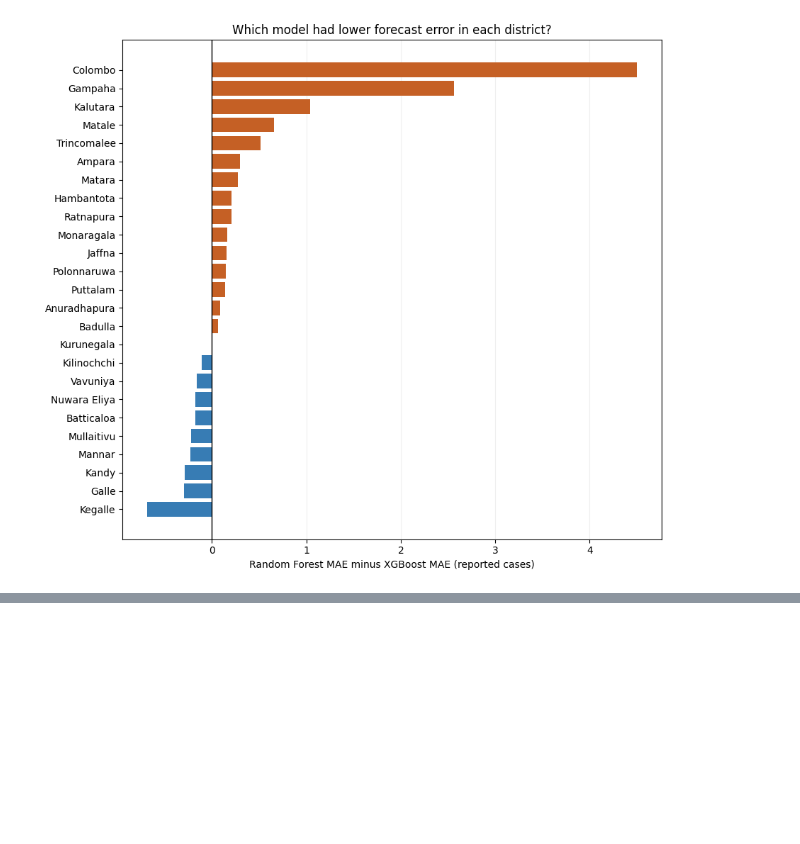
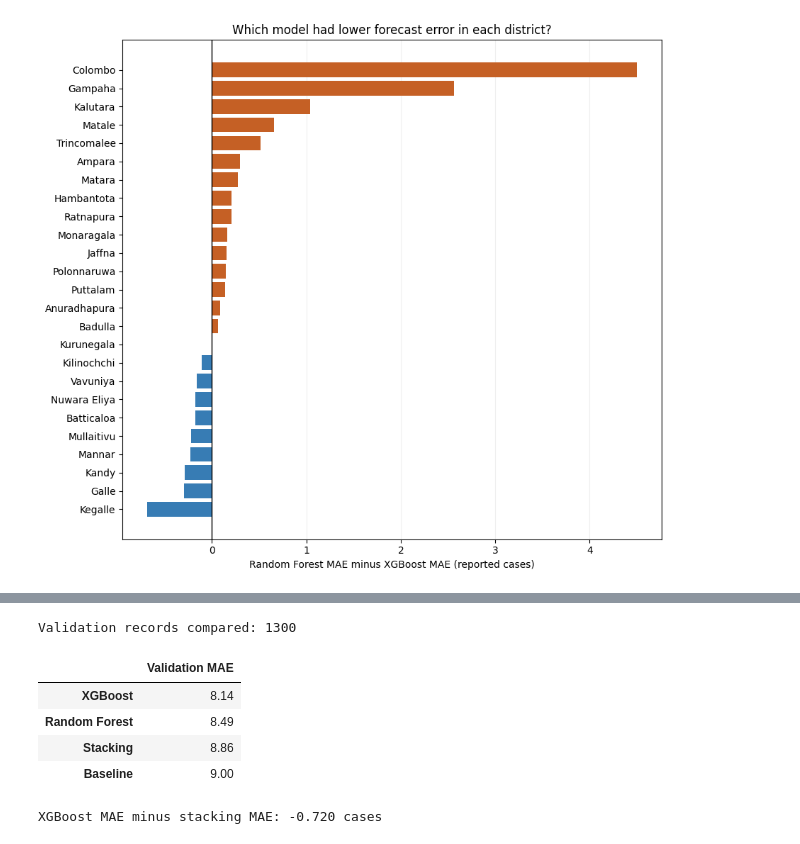
Before and after one commit to Vithu-29/sri-lanka-dengue-forecast, a Jupyter notebook: notebooks/01_explore_dengue_data.ipynb, the cells around one changed output, grey strips where cells are left out. Cells and saved outputs as stored; diff of their text form; code cells hidden in the pictures; blank space fills up the shorter version.

```diff
--- a/notebooks/01_explore_dengue_data.ipynb
+++ b/notebooks/01_explore_dengue_data.ipynb
@@ -594,0 +653,37 @@ plt.show()
+# %%
+base_predictions = ["rf_prediction", "xgb_prediction"]
+
+combiner = LinearRegression()
+combiner.fit(stack_train[base_predictions], stack_train["actual_cases"])
+
+stack_results = comparison.copy()
+stack_results["stack_prediction"] = combiner.predict(
+    stack_results[base_predictions]
+).clip(min=0)
+
+forecast_columns = {
+    "baseline_prediction": "Baseline",
+    "rf_prediction": "Random Forest",
+    "xgb_prediction": "XGBoost",
+    "stack_prediction": "Stacking",
+}
+
+forecasts = stack_results[list(forecast_columns)].rename(columns=forecast_columns)
+assert forecasts.notna().all().all(), "Some forecasts are missing."
+
+four_model_errors = forecasts.sub(stack_results["actual_cases"], axis=0).abs()
+four_model_mae = four_model_errors.mean().sort_values()
+
+print("Validation records compared:", len(forecasts))
+display(four_model_mae.round(2).rename("Validation MAE").to_frame())
+
+gain = four_model_mae["XGBoost"] - four_model_mae["Stacking"]
+print(f"XGBoost MAE minus stacking MAE: {gain:+.3f} cases")
+# %% [output]
+Validation records compared: 1300
+|  | Validation MAE |
+| XGBoost | 8.14 |
+| Random Forest | 8.49 |
+| Stacking | 8.86 |
+| Baseline | 9.00 |
+XGBoost MAE minus stacking MAE: -0.720 cases
```
Also changed, not shown: parts of 6 cells of this notebook.
